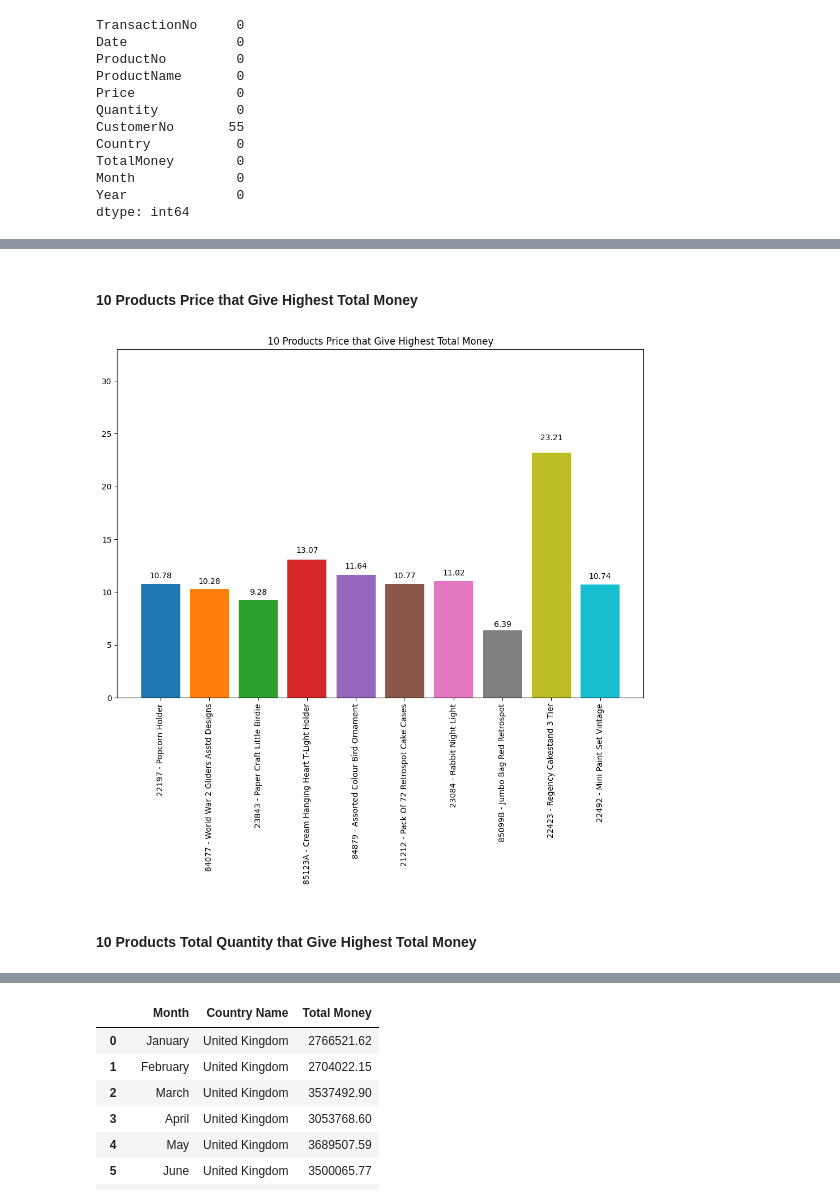
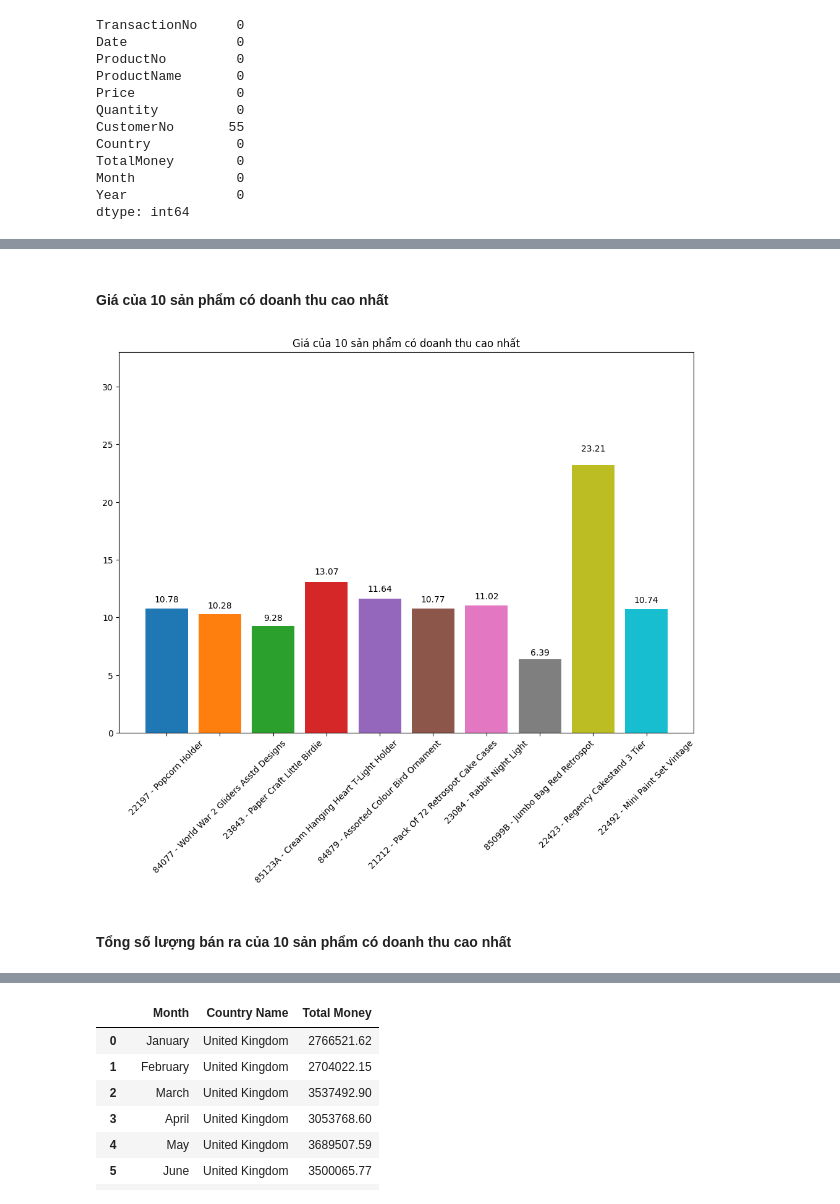
Before and after one commit to n0aHVN/Uni_DataMining_Final, a Jupyter notebook: e-commerce-business-transaction-eda.ipynb, the cells around one changed output, grey strips where cells are left out. Drawn from its saved outputs; the diff is of its cells as text; code cells hidden in the pictures.

```diff
--- a/e-commerce-business-transaction-eda.ipynb
+++ b/e-commerce-business-transaction-eda.ipynb
@@ -273,27 +230,27 @@ print(dfProduct)
 8     22423   289288.60            Regency Cakestand 3 Tier
 9     22492   284870.92              Mini Paint Set Vintage
 # %% [markdown]
-#### 10 Products Price that Give Highest Total Money
+#### Giá của 10 sản phẩm có doanh thu cao nhất
 # %%
 plt.figure(figsize=(12,8))
 
 listProductNo = dfProduct['ProductNo'].unique().copy()
 listProductName = dfProduct['ProductName'].unique().copy()
 
 for i in range(len(listProductNo)):
     pricePiece = round(df['Price'].loc[df['ProductNo']==listProductNo[i]].mean(),2)
     labelx = listProductNo[i]+' - '+listProductName[i]
     plt.text(labelx,pricePiece*1.05,pricePiece,ha='center')
     plt.bar(x = labelx, height = pricePiece)
 
 plt.ylim(0,33)
-plt.title('10 Products Price that Give Highest Total Money')
-plt.xticks(rotation = 90)
+plt.title('Giá của 10 sản phẩm có doanh thu cao nhất')
+plt.xticks(rotation = 45)
 plt.show()
 # %% [output]
-[figure, old version]
+[figure, new version]
 # %% [markdown]
-#### 10 Products Total Quantity that Give Highest Total Money
+#### Tổng số lượng bán ra của 10 sản phẩm có doanh thu cao nhất
 # %%
 plt.figure(figsize=(12,8))
 
```
Also changed, not shown: parts of 30 cells of this notebook, 4 other files.
